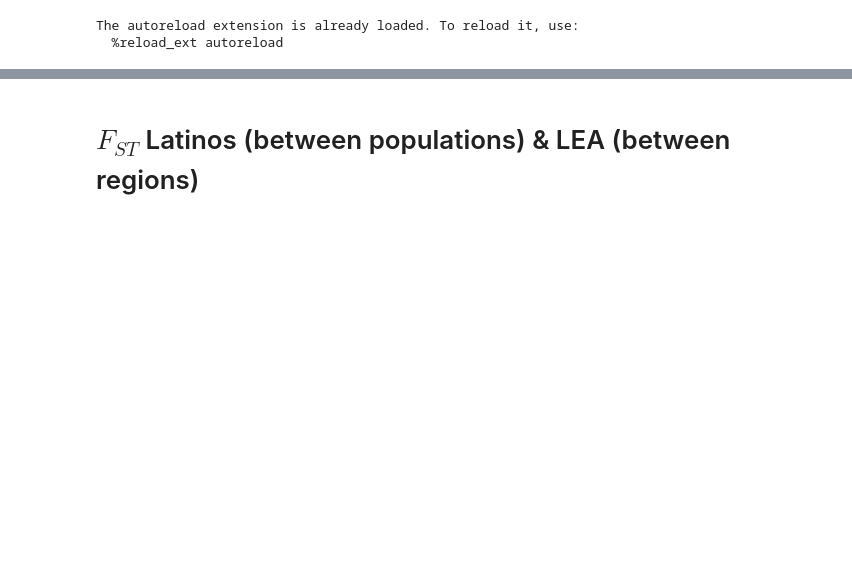
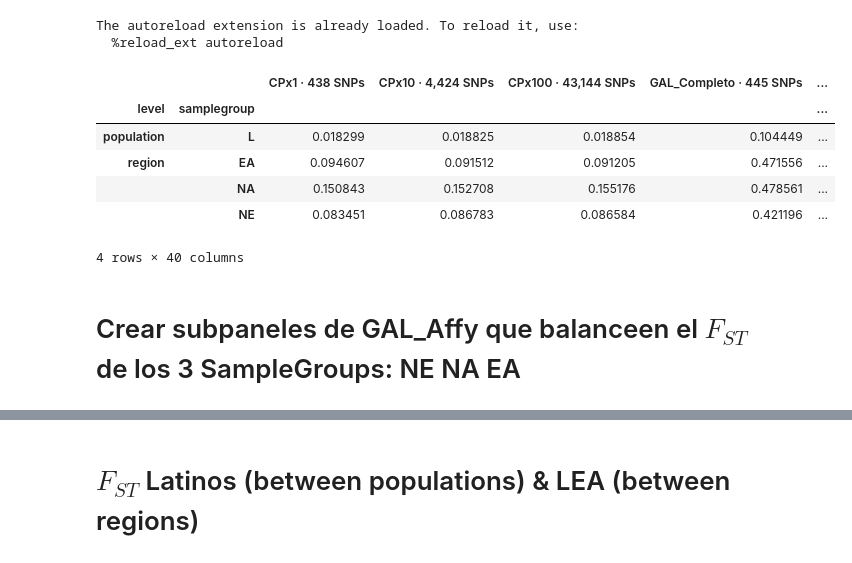
Before and after one commit to jmberros/ancestrator, a Jupyter notebook: tesina__Fst_recalc.ipynb, the cells around one changed output, grey strips where cells are left out. Cells and saved outputs as stored; diff of their text form; code cells hidden in the pictures; blank space fills up the shorter version.

```diff
--- a/tesina__Fst_recalc.ipynb
+++ b/tesina__Fst_recalc.ipynb
@@ -10,3 +11,60 @@ import seaborn as sns
 # %% [output]
 The autoreload extension is already loaded. To reload it, use:
   %reload_ext autoreload
+# %%
+from itertools import product
+
+source_labels = ['1000Genomes']
+# samplegroup_labels = ['L', 'LE', 'LEA', 'LEAC', 'LEACI', 'NE', 'NA', 'EA']
+samplegroup_labels = ['NE', 'NA', 'EA', 'L']
+panel_labels = [
+    "CPx1", "CPx10", "CPx100", "GAL_Completo", "GAL_Affy",
+    'GAL_Affy_SubPanel_165','GAL_Affy_SubPanel_170','GAL_Affy_SubPanel_175',
+    'GAL_Affy_SubPanel_150','GAL_Affy_SubPanel_155','GAL_Affy_SubPanel_160',
+    'GAL_Affy_SubPanel_145','GAL_Affy_SubPanel_140','GAL_Affy_SubPanel_135',
+    'GAL_Affy_SubPanel_130','GAL_Affy_SubPanel_125','GAL_Affy_SubPanel_120',
+    'GAL_Affy_SubPanel_115','GAL_Affy_SubPanel_110','GAL_Affy_SubPanel_105',
+    'GAL_Affy_SubPanel_100','GAL_Affy_SubPanel_95','GAL_Affy_SubPanel_90',
+    'GAL_Affy_SubPanel_85','GAL_Affy_SubPanel_80','GAL_Affy_SubPanel_75',
+    'GAL_Affy_SubPanel_70','GAL_Affy_SubPanel_65','GAL_Affy_SubPanel_60',
+    'GAL_Affy_SubPanel_55','GAL_Affy_SubPanel_50','GAL_Affy_SubPanel_45',
+    'GAL_Affy_SubPanel_40','GAL_Affy_SubPanel_35','GAL_Affy_SubPanel_30',
+    'GAL_Affy_SubPanel_25','GAL_Affy_SubPanel_20','GAL_Affy_SubPanel_15',
+    'GAL_Affy_SubPanel_10','GAL_Affy_SubPanel_5'
+]
+
+frames = []
+combo = product(source_labels, panel_labels, samplegroup_labels)
+for source_label, panel_label, samplegroup_label in combo:
+    dataset = Dataset(source_label, samplegroup_label, panel_label)
+    if dataset.samplegroup.label == 'L':
+        df = dataset.fst('population')
+        df['level'] = 'population'
+    else:
+        df = dataset.fst('region')
+        df['level'] = 'region'
+    df['samplegroup'] = dataset.samplegroup.label
+    df['panel'] = panel_label
+    frames.append(df)
+
+fst = pd.concat(frames)
+
+mean_fst = fst.groupby(['level', 'samplegroup', 'panel']).mean().unstack('panel')['Fst']
+mean_fst = mean_fst[panel_labels]  # Sorts the columns
+mean_fst.columns = [Panel(panel_label).name for panel_label in mean_fst.columns]
+
+cum_fst = fst.groupby(['level', 'samplegroup', 'panel']).sum().unstack('panel')['Fst']
+cum_fst = cum_fst[panel_labels]  # Sorts the columns
+cum_fst.columns = [Panel(panel_label).name for panel_label in cum_fst.columns]
+
+mean_fst
+# %% [output]
+|  |  | CPx1 · 438 SNPs | CPx10 · 4,424 SNPs | CPx100 · 43,144 SNPs | GAL_Completo · 445 SNPs | ... |
+| level | samplegroup |  |  |  |  | ... |
+| population | L | 0.018299 | 0.018825 | 0.018854 | 0.104449 | ... |
+| region | EA | 0.094607 | 0.091512 | 0.091205 | 0.471556 | ... |
+|  | NA | 0.150843 | 0.152708 | 0.155176 | 0.478561 | ... |
+|  | NE | 0.083451 | 0.086783 | 0.086584 | 0.421196 | ... |
+4 rows × 40 columns
+# %% [markdown]
+# Crear subpaneles de GAL_Affy que balanceen el $F_{ST}$ de los 3 SampleGroups: NE NA EA
```
Also changed, not shown: parts of 7 cells of this notebook, 3 other files.
